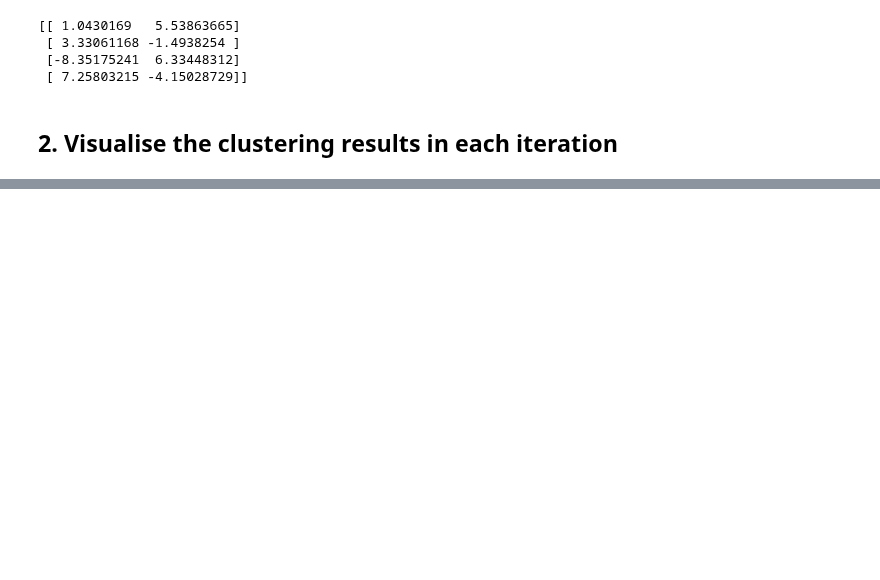
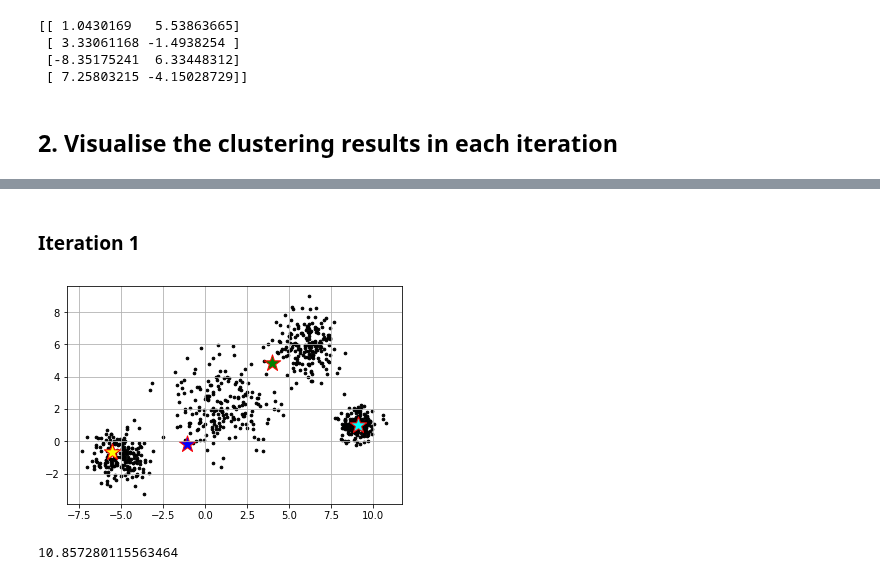
Before and after one commit to arianaroz/comp257-portfolio-2019, a Jupyter notebook: Portfolio 3.ipynb, the cells around one changed output, grey strips where cells are left out. Cells and saved outputs as stored; diff of their text form; code cells hidden in the pictures; blank space fills up the shorter version.

Commit message:
k-means iterations

```diff
--- a/Portfolio 3.ipynb
+++ b/Portfolio 3.ipynb
@@ -76,0 +84,31 @@ Replace this text with your explaination of the algorithm.  The resulting notebo
+# %%
+d = data.shape[0]
+clusters = np.zeros(d) #create cluster array with shape of the data
+distances = np.zeros((d,k)) #data + centroid
+new_centers1 = deepcopy(centers) #copy of original centers
+# %% [markdown]
+### Iteration 1
+# %%
+#For each data point assign to the closest centriod based on the distance
+for i in range(k):
+    distances[:,i] = np.linalg.norm(data - new_centers1[i], axis=1)
+    #Assign data to closest centroid
+    clusters = np.argmin(distances, axis = 1)
+
+    #Calculate the mean for each cluster and then update the centroid position
+for i in range(k):
+    new_centers1[i] = np.mean(data[clusters == i], axis=0)
+
+plt.scatter(data[:,0], data[:,1], s=7, c='black')
+plt.scatter(new_centers1[0][0], new_centers1[0][1], s=300, c='green',edgecolor='r', marker='*')
+plt.scatter(new_centers1[1][0], new_centers1[1][1], s=300, c='blue', edgecolor='r',marker='*')
+plt.scatter(new_centers1[2][0], new_centers1[2][1], s=300, c='yellow', edgecolor='r',marker='*')
+plt.scatter(new_centers1[3][0], new_centers1[3][1], s=300, c='cyan',edgecolor='r', marker='*')
+plt.grid()
+plt.show()
+
+#new center distance - old center distance
+print(np.linalg.norm(new_centers1 - centers))
+# %% [output]
+[figure, added]
+10.857280115563464
```
Also changed, not shown: parts of 18 cells of this notebook.
